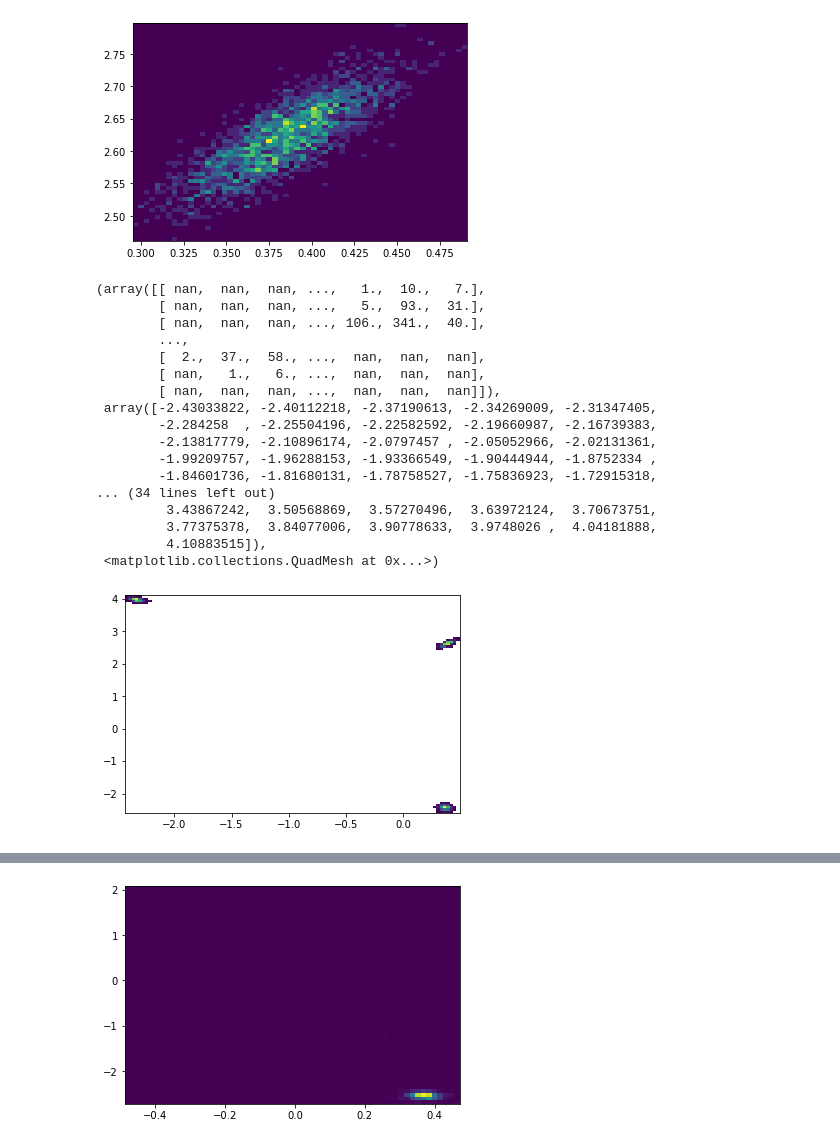
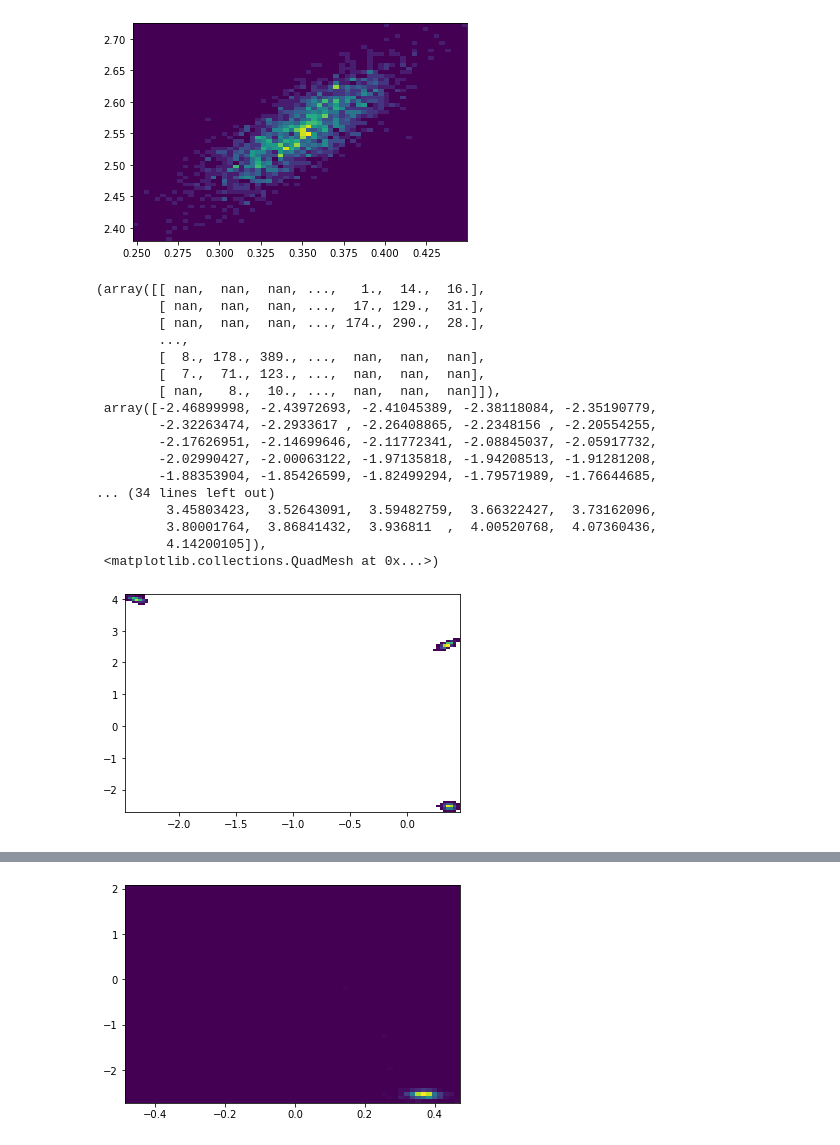
Before and after one commit to Wraithmat/Bayesian-Clustering, a Jupyter notebook: Visualizations/Visualization.ipynb, the cells around one changed output, grey strips where cells are left out. Drawn from its saved outputs; the diff is of its cells as text; code cells hidden in the pictures.

Commit message:
Adding some visualizations

```diff
--- a/Visualizations/Visualization.ipynb
+++ b/Visualizations/Visualization.ipynb
@@ -18,26 +19,26 @@ ax.scatter(p[:, 0], p[:, 1], c=hot_start[1])
 # %%
-gibbs = np.load('../data/gibbs_new.npy', allow_pickle=True).item()
+gibbs = np.load('../data/gibbs_sampler.npy', allow_pickle=True).item()
 mus=np.array(gibbs['mus'])
 plt.hist2d(mus[:,0,0], mus[:,0,1], bins=60)
 plt.show()
 plt.hist2d(np.hstack([mus[:,0,0], mus[:,1,0], mus[:,2,0]]),np.hstack([mus[:,0,1], mus[:,1,1], mus[:,2,1]]), bins=100, cmin=1 )
 # %% [output]
-[figure, old version]
+[figure, new version]
-(array([[ nan,  nan,  nan, ...,   1.,  10.,   7.],
-        [ nan,  nan,  nan, ...,   5.,  93.,  31.],
-        [ nan,  nan,  nan, ..., 106., 341.,  40.],
+(array([[ nan,  nan,  nan, ...,   1.,  14.,  16.],
+        [ nan,  nan,  nan, ...,  17., 129.,  31.],
+        [ nan,  nan,  nan, ..., 174., 290.,  28.],
         ...,
-        [  2.,  37.,  58., ...,  nan,  nan,  nan],
-        [ nan,   1.,   6., ...,  nan,  nan,  nan],
-        [ nan,  nan,  nan, ...,  nan,  nan,  nan]]),
- array([-2.43033822, -2.40112218, -2.37190613, -2.34269009, -2.31347405,
-        -2.284258  , -2.25504196, -2.22582592, -2.19660987, -2.16739383,
-        -2.13817779, -2.10896174, -2.0797457 , -2.05052966, -2.02131361,
-        -1.99209757, -1.96288153, -1.93366549, -1.90444944, -1.8752334 ,
-        -1.84601736, -1.81680131, -1.78758527, -1.75836923, -1.72915318,
+        [  8., 178., 389., ...,  nan,  nan,  nan],
+        [  7.,  71., 123., ...,  nan,  nan,  nan],
+        [ nan,   8.,  10., ...,  nan,  nan,  nan]]),
+ array([-2.46899998, -2.43972693, -2.41045389, -2.38118084, -2.35190779,
+        -2.32263474, -2.2933617 , -2.26408865, -2.2348156 , -2.20554255,
+        -2.17626951, -2.14699646, -2.11772341, -2.08845037, -2.05917732,
+        -2.02990427, -2.00063122, -1.97135818, -1.94208513, -1.91281208,
+        -1.88353904, -1.85426599, -1.82499294, -1.79571989, -1.76644685,
 ... (34 lines left out)
-         3.43867242,  3.50568869,  3.57270496,  3.63972124,  3.70673751,
-         3.77375378,  3.84077006,  3.90778633,  3.9748026 ,  4.04181888,
-         4.10883515]),
+         3.45803423,  3.52643091,  3.59482759,  3.66322427,  3.73162096,
+         3.80001764,  3.86841432,  3.936811  ,  4.00520768,  4.07360436,
+         4.14200105]),
  <matplotlib.collections.QuadMesh at 0x...>)
-[figure, old version]
+[figure, new version]
```
Also changed, not shown: parts of 23 cells of this notebook.
